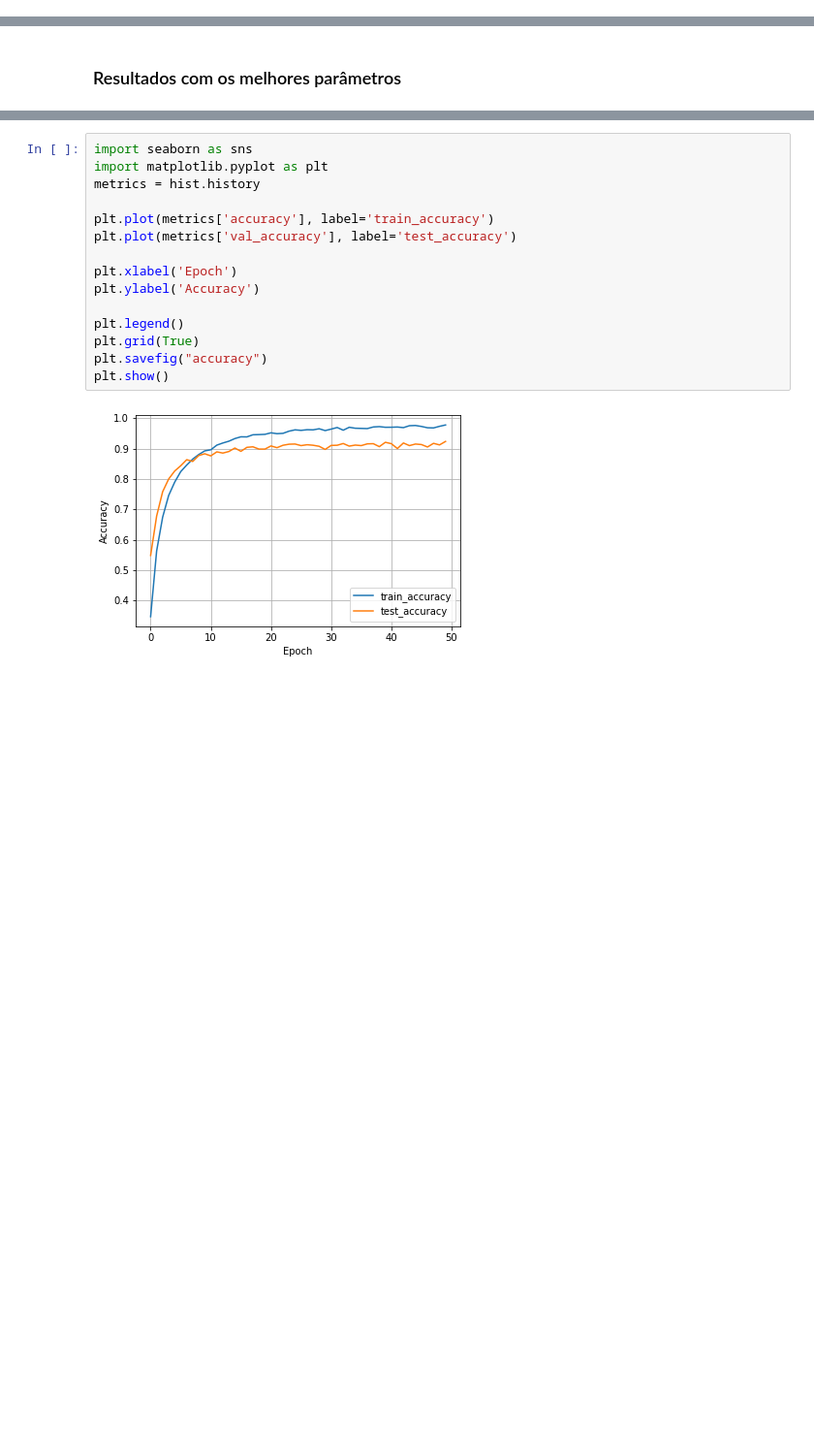
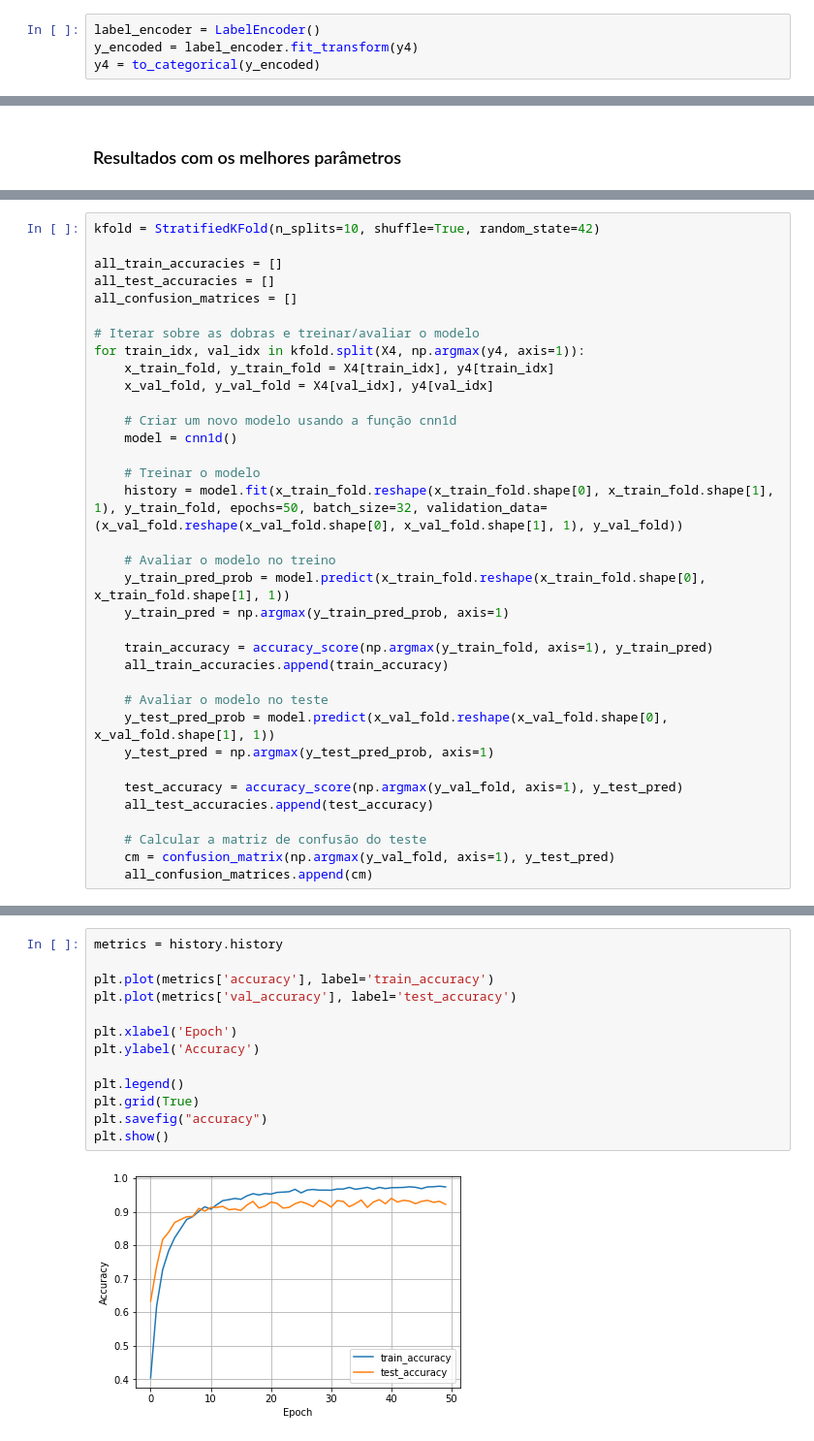
Before and after one commit to iara113/Urban-Sounds---Deep-Learning, a Jupyter notebook: UrbanSound_recente.ipynb, the cells around one changed output, grey strips where cells are left out. Shown at 97% size. Drawn from its saved outputs; the diff is of its cells as text; blank space fills up the shorter version.

```diff
--- a/UrbanSound_recente.ipynb
+++ b/UrbanSound_recente.ipynb
@@ -479,0 +552,4 @@ plt.show()
+# %%
+label_encoder = LabelEncoder()
+y_encoded = label_encoder.fit_transform(y4)
+y4 = to_categorical(y_encoded)
@@ -936,0 +902,35 @@ Precisão no conjunto de teste: 0.9173887968063354
+# %%
+kfold = StratifiedKFold(n_splits=10, shuffle=True, random_state=42)
+
+all_train_accuracies = []
+all_test_accuracies = []
+all_confusion_matrices = []
+
+# Iterar sobre as dobras e treinar/avaliar o modelo
+for train_idx, val_idx in kfold.split(X4, np.argmax(y4, axis=1)):
+    x_train_fold, y_train_fold = X4[train_idx], y4[train_idx]
+    x_val_fold, y_val_fold = X4[val_idx], y4[val_idx]
+
+    # Criar um novo modelo usando a função cnn1d
+    model = cnn1d()
+
+    # Treinar o modelo
+    history = model.fit(x_train_fold.reshape(x_train_fold.shape[0], x_train_fold.shape[1], 1), y_train_fold, epochs=50, batch_size=32, validation_data=(x_val_fold.reshape(x_val_fold.shape[0], x_val_fold.shape[1], 1), y_val_fold))
+
+    # Avaliar o modelo no treino
+    y_train_pred_prob = model.predict(x_train_fold.reshape(x_train_fold.shape[0], x_train_fold.shape[1], 1))
+    y_train_pred = np.argmax(y_train_pred_prob, axis=1)
+
+    train_accuracy = accuracy_score(np.argmax(y_train_fold, axis=1), y_train_pred)
+    all_train_accuracies.append(train_accuracy)
+
+    # Avaliar o modelo no teste
+    y_test_pred_prob = model.predict(x_val_fold.reshape(x_val_fold.shape[0], x_val_fold.shape[1], 1))
+    y_test_pred = np.argmax(y_test_pred_prob, axis=1)
+
+    test_accuracy = accuracy_score(np.argmax(y_val_fold, axis=1), y_test_pred)
+    all_test_accuracies.append(test_accuracy)
+
+    # Calcular a matriz de confusão do teste
+    cm = confusion_matrix(np.argmax(y_val_fold, axis=1), y_test_pred)
+    all_confusion_matrices.append(cm)
@@ -937,17 +987,15 @@ Precisão no conjunto de teste: 0.9173887968063354
 # %%
-import seaborn as sns
-import matplotlib.pyplot as plt
-metrics = hist.history
+metrics = history.history
 
 plt.plot(metrics['accuracy'], label='train_accuracy')
 plt.plot(metrics['val_accuracy'], label='test_accuracy')
 
 plt.xlabel('Epoch')
 plt.ylabel('Accuracy')
 
 plt.legend()
 plt.grid(True)
 plt.savefig("accuracy")
 plt.show()
 # %% [output]
-[figure, old version]
+[figure, new version]
```
Also changed, not shown: parts of 62 cells of this notebook.
